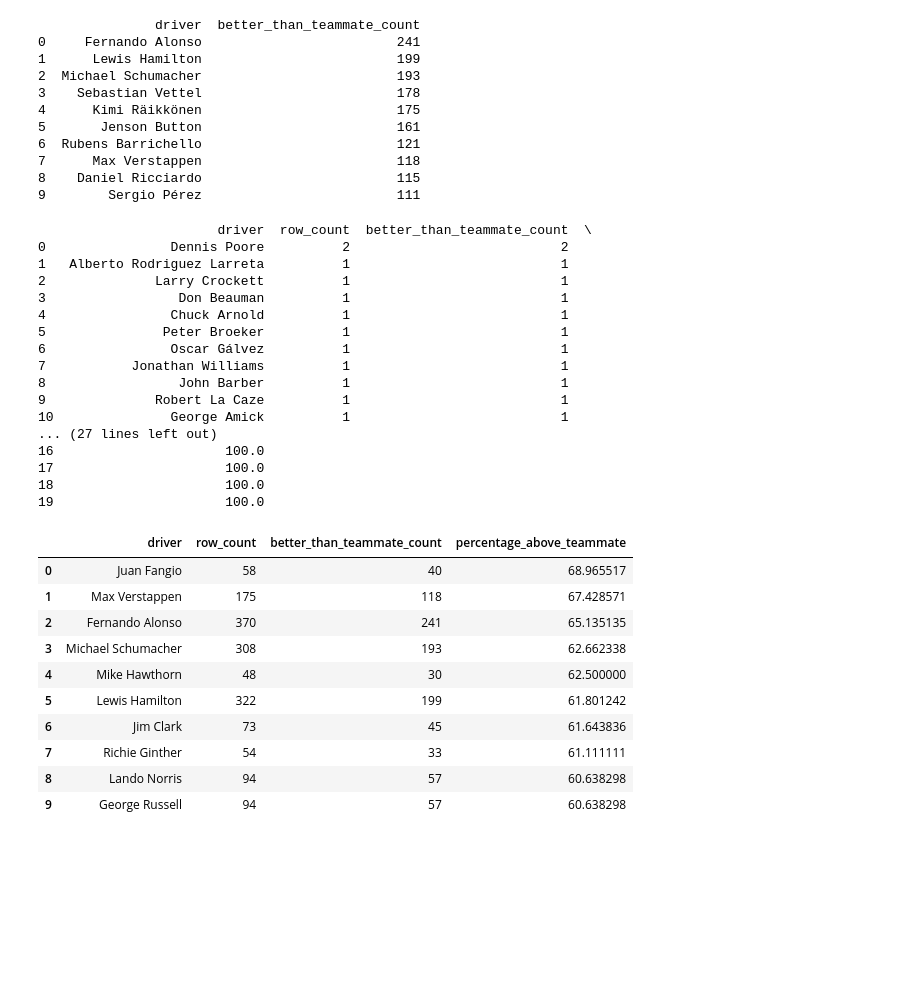
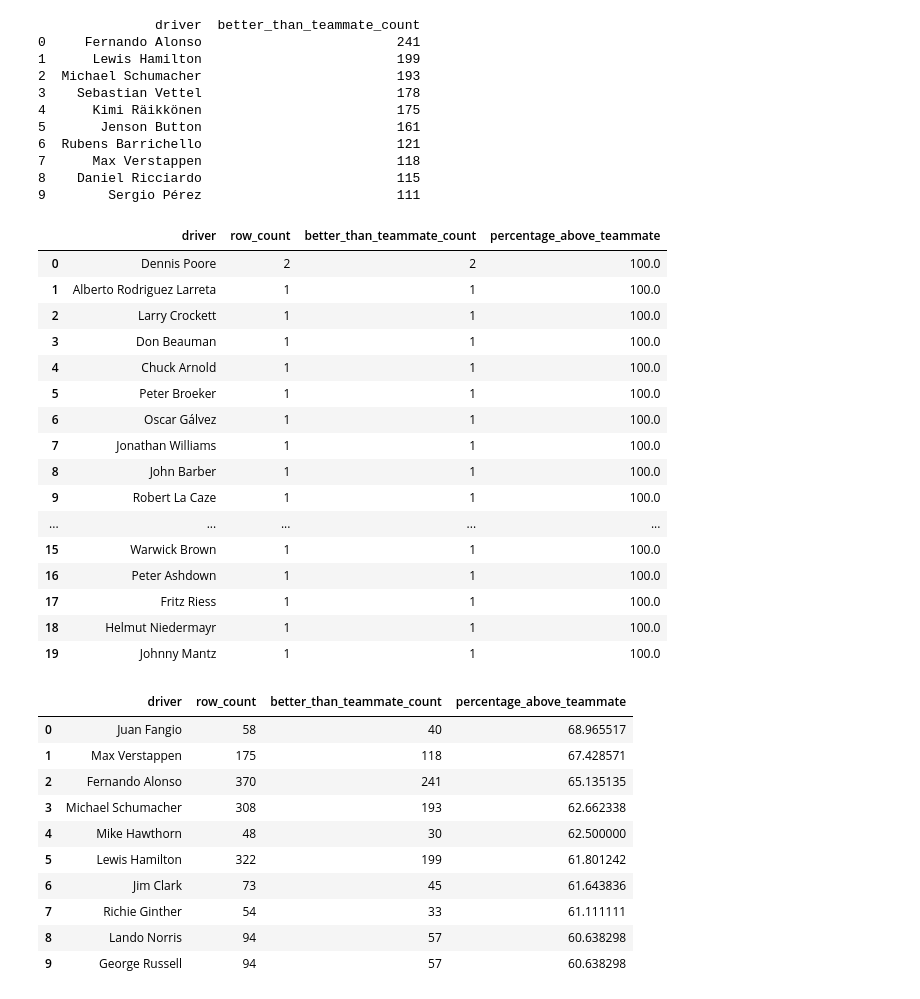
Before and after one commit to BOYSABIO/IE-University, a Jupyter notebook: IE_MASTERS/7_PYTHON_FOR_DATA_ANALYSIS/GROUP_PROJECT/group_assignment_8.ipynb, the cells around one changed output. Cells and saved outputs as stored; diff of their text form; code cells hidden in the pictures; blank space fills up the shorter version.

```diff
--- a/IE_MASTERS/7_PYTHON_FOR_DATA_ANALYSIS/GROUP_PROJECT/group_assignment_8.ipynb
+++ b/IE_MASTERS/7_PYTHON_FOR_DATA_ANALYSIS/GROUP_PROJECT/group_assignment_8.ipynb
@@ -668,35 +651,29 @@ print(driver_better_counts.head(10))  # Display the top drivers
 8    Daniel Ricciardo                         115
 9        Sergio Pérez                         111
 # %%
-# Merge DataFrames
 driver_combined = driver_row_counts_corrected_sorted.merge(driver_better_counts, on='driver', how='inner')
 
-# Calculate Percentage
-driver_combined['percentage_above_teammate'] = (
-    driver_combined['better_than_teammate_count'] / driver_combined['row_count'] * 100
-)
 
-# Sort Results
+driver_combined['percentage_above_teammate'] = (driver_combined['better_than_teammate_count'] / driver_combined['row_count'] * 100)
 driver_combined = driver_combined.sort_values(by='percentage_above_teammate', ascending=False).reset_index(drop=True)
 
-# Display or save the final DataFrame
-print(driver_combined.head(20))  # Show top drivers
+driver_combined.head(20)
 # %% [output]
-                       driver  row_count  better_than_teammate_count  \
-0                Dennis Poore          2                           2
-1   Alberto Rodriguez Larreta          1                           1
-2              Larry Crockett          1                           1
-3                 Don Beauman          1                           1
-4                Chuck Arnold          1                           1
-5               Peter Broeker          1                           1
-6                Oscar Gálvez          1                           1
-7           Jonathan Williams          1                           1
-8                 John Barber          1                           1
-9              Robert La Caze          1                           1
-10               George Amick          1                           1
-... (27 lines left out)
-16                      100.0
-17                      100.0
-18                      100.0
-19                      100.0
+|  | driver | row_count | better_than_teammate_count | percentage_above_teammate |
+| 0 | Dennis Poore | 2 | 2 | 100.0 |
+| 1 | Alberto Rodriguez Larreta | 1 | 1 | 100.0 |
+| 2 | Larry Crockett | 1 | 1 | 100.0 |
+| 3 | Don Beauman | 1 | 1 | 100.0 |
+| 4 | Chuck Arnold | 1 | 1 | 100.0 |
+| 5 | Peter Broeker | 1 | 1 | 100.0 |
+| 6 | Oscar Gálvez | 1 | 1 | 100.0 |
+| 7 | Jonathan Williams | 1 | 1 | 100.0 |
+| 8 | John Barber | 1 | 1 | 100.0 |
+| 9 | Robert La Caze | 1 | 1 | 100.0 |
+| ... | ... | ... | ... | ... |
+| 15 | Warwick Brown | 1 | 1 | 100.0 |
+| 16 | Peter Ashdown | 1 | 1 | 100.0 |
+| 17 | Fritz Riess | 1 | 1 | 100.0 |
+| 18 | Helmut Niedermayr | 1 | 1 | 100.0 |
+| 19 | Johnny Mantz | 1 | 1 | 100.0 |
 # %%
```
Also changed, not shown: parts of 8 cells of this notebook.
